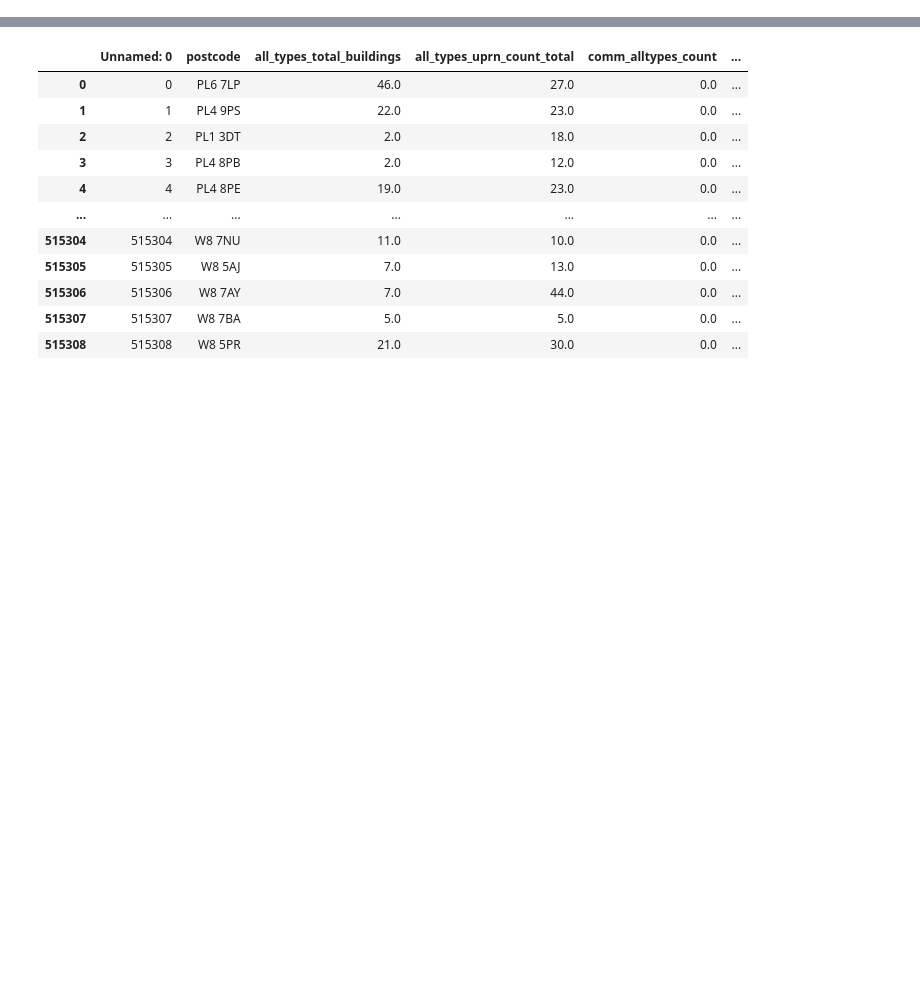
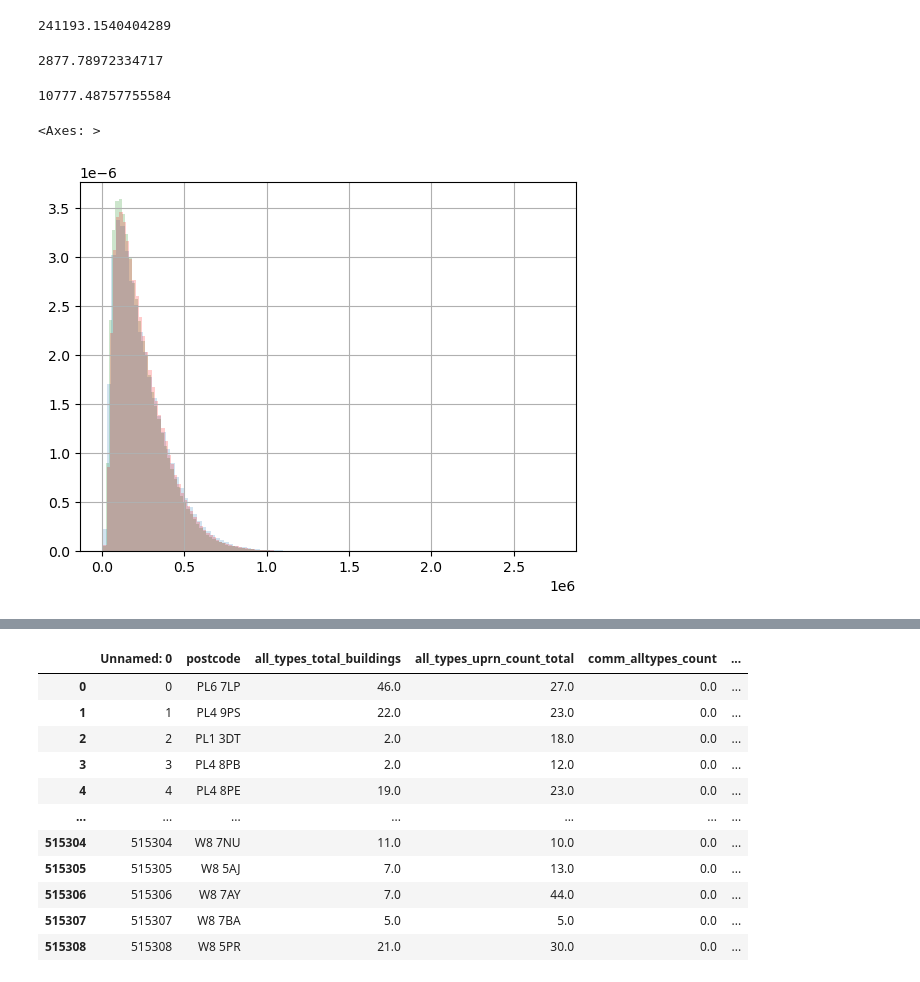
Before and after one commit to graceebc9/Energy_mapping, a Jupyter notebook: ml_scripts/generate_ml_data.ipynb, the cells around one changed output, grey strips where cells are left out. Cells and saved outputs as stored; diff of their text form; code cells hidden in the pictures; blank space fills up the shorter version.

```diff
--- a/ml_scripts/generate_ml_data.ipynb
+++ b/ml_scripts/generate_ml_data.ipynb
@@ -2,0 +496,3 @@ import pandas as pd
+# %%
+fuel = load_proc_dir_log_file('/Volumes/T9/Data_downloads/new-data-outputs/proc_dir (2)/fuel')
+fuel
@@ -2,0 +513,3 @@ import pandas as pd
+# %%
+df = load_fromLog(fuel)
+df, data = post_proc_new_fuel(df)
@@ -2,0 +518,21 @@ import pandas as pd
+# %%
+ml.total_gas.mean()
+# %% [output]
+241193.1540404289
+# %%
+ml.min_heated_vol.mean()
+# %% [output]
+2877.78972334717
+# %%
+ml.median_gas.mean()
+# %% [output]
+10777.48757755584
+# %%
+f, ax = plt.subplots()
+
+data['total_gas'].hist(bins=100, ax=ax, color='g', alpha= 0.2, density=True )
+all_gas['total_gas'].hist(bins=100, ax=ax, alpha=0.2, density=True )
+ml['total_gas'].hist(bins=100, ax=ax, alpha=0.2, density=True, color='r'  )
+# %% [output]
+<Axes: >
+[figure, added]
```
Also changed, not shown: parts of 77 cells of this notebook.
